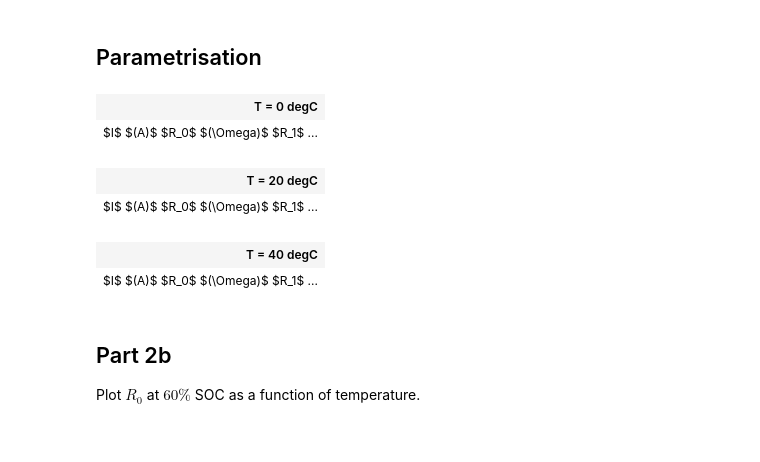
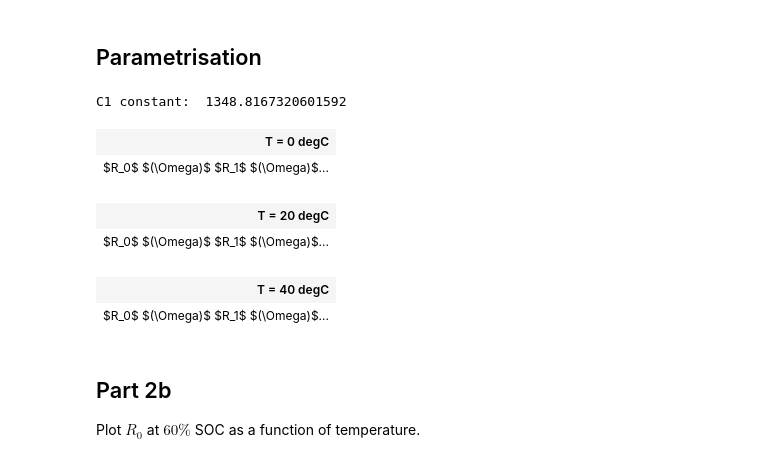
Before and after one commit to sunfanyi/modelling-of-lithium-ion-batteries, a Jupyter notebook: part_2bc.ipynb, the cells around one changed output. Cells and saved outputs as stored; diff of their text form; code cells hidden in the pictures.

```diff
--- a/part_2bc.ipynb
+++ b/part_2bc.ipynb
@@ -146,45 +146,45 @@ for show_SOC in np.arange(1, 9):
 # %%
 R0_tab, R1_tab, C1_tab, I_peaks, d_I, d_Vinf = para_RC(t, I, V_actual, idx_pulse_end, idx_Vss)
 C1_const = read_fit_res(fit_res_dir, 'C1')  # from part 2a
+print('C1 constant: ', C1_const)
 
 # Visualisation:
 rows = pd.MultiIndex.from_product([['%d%%' % (SOC_from_idx_map[i]*100) for i in range(8)],
                                    np.arange(1, 9)],
                                    names=['SOC', 'Pulse'])
 
-df0 = pd.DataFrame({'$I$ $(A)$': I_peaks[0].flatten(),
-                    '$R_0$ $(\Omega)$': R0_tab[0].flatten(),
-                    '$R_1$ $(\Omega)$': R1_tab[0].flatten(),
-                    '$C_1$ $(F)$': np.round(C1_const, 1)}, index=rows)
+# df0 = pd.DataFrame({'$I$ $(A)$': I_peaks[0].flatten(),
+#                     '$R_0$ $(\Omega)$': R0_tab[0].flatten(),
+#                     '$R_1$ $(\Omega)$': R1_tab[0].flatten(),
+#                     '$C_1$ $(F)$': np.round(C1_const, 1)}, index=rows)
+df0 = pd.DataFrame({'$R_0$ $(\Omega)$': np.round(R0_tab[0], 4).flatten(),
+                    '$R_1$ $(\Omega)$': np.round(R1_tab[0], 4).flatten()}, index=rows)
 df0.iloc[-2:] = np.nan  # only 6 pulses here
 
-df20 = pd.DataFrame({'$I$ $(A)$': I_peaks[1].flatten(),
-                     '$R_0$ $(\Omega)$': R0_tab[1].flatten(),
-                     '$R_1$ $(\Omega)$': R1_tab[1].flatten(),
-                     '$C_1$ $(F)$': np.round(C1_const, 1)}, index=rows)
+df20 = pd.DataFrame({'$R_0$ $(\Omega)$': np.round(R0_tab[1], 4).flatten(),
+                     '$R_1$ $(\Omega)$': np.round(R1_tab[1], 4).flatten()}, index=rows)
 
-df40 = pd.DataFrame({'$I$ $(A)$': I_peaks[2].flatten(),
-                     '$R_0$ $(\Omega)$': R0_tab[2].flatten(),
-                     '$R_1$ $(\Omega)$': R1_tab[2].flatten(),
-                     '$C_1$ $(F)$': np.round(C1_const, 1)}, index=rows)
+df40 = pd.DataFrame({'$R_0$ $(\Omega)$': np.round(R0_tab[2], 4).flatten(),
+                     '$R_1$ $(\Omega)$': np.round(R1_tab[2], 4).flatten()}, index=rows)
 
 # For display:
 table1 = df0.to_html()
 table2 = df20.to_html()
 table3 = df40.to_html()
 
 # Concatenate the HTML tables horizontally
 html = '<table style="display:inline-block;"><tr><th>T = 0 degC</th></tr><tr><td>{0}</td></tr></table>'.format(table1)
 html += '<table style="display:inline-block;"><tr><th>T = 20 degC</th></tr><tr><td>{0}</td></tr></table>'.format(table2)
 html += '<table style="display:inline-block;"><tr><th>T = 40 degC</th></tr><tr><td>{0}</td></tr></table>'.format(table3)
 display(HTML(html))
 # %% [output]
+C1 constant:  1348.8167320601592
 | T = 0 degC |
-| $I$ $(A)$ $R_0$ $(\Omega)$ $R_1$ ... |
+| $R_0$ $(\Omega)$ $R_1$ $(\Omega)$... |
 | T = 20 degC |
-| $I$ $(A)$ $R_0$ $(\Omega)$ $R_1$ ... |
+| $R_0$ $(\Omega)$ $R_1$ $(\Omega)$... |
 | T = 40 degC |
-| $I$ $(A)$ $R_0$ $(\Omega)$ $R_1$ ... |
+| $R_0$ $(\Omega)$ $R_1$ $(\Omega)$... |
 # %% [markdown]
 ## Part 2b
 
```
Also changed, not shown: parts of 1 cell of this notebook, 19 other files.
